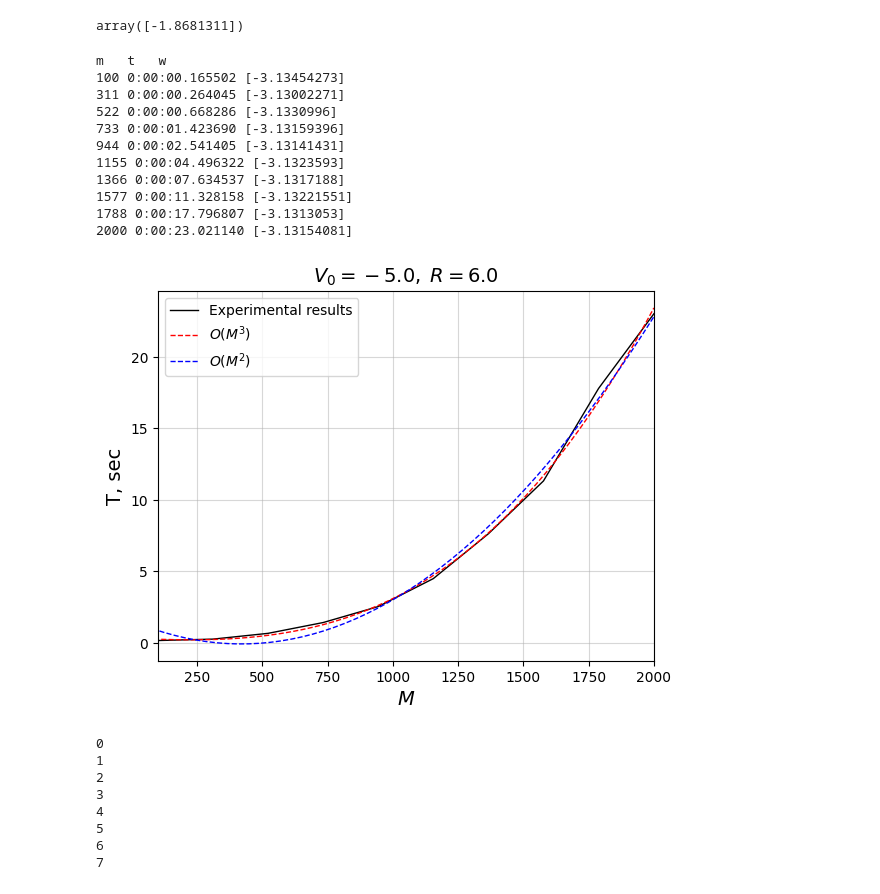
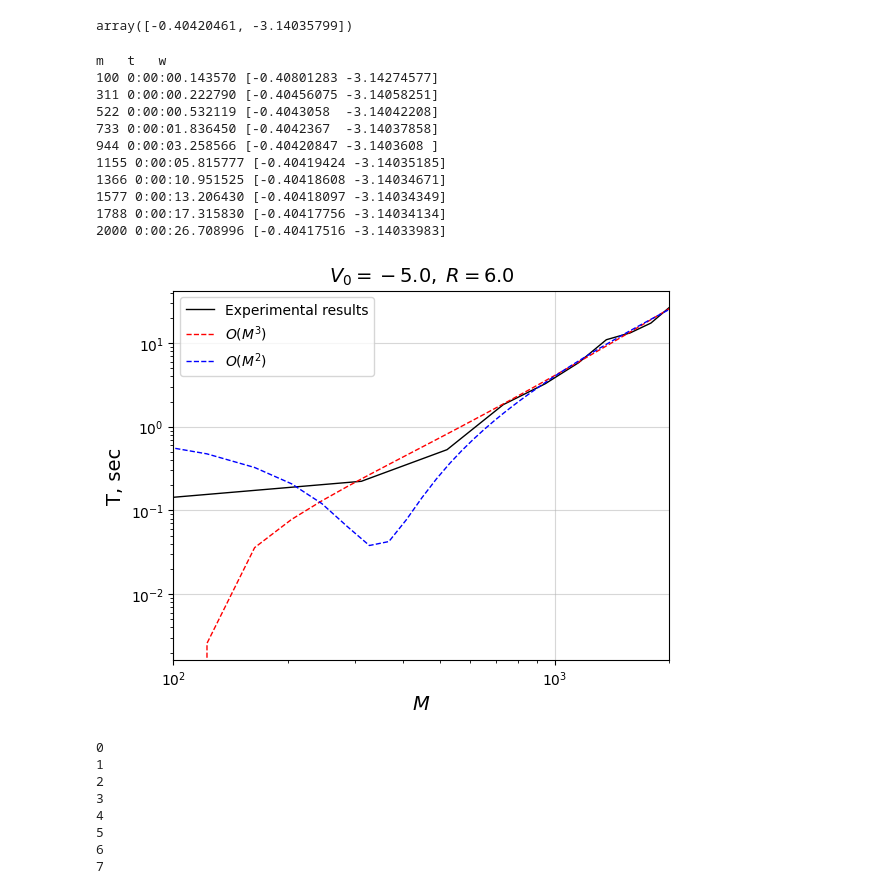
Before and after one commit to MrKozelberg/gaussian_wall, a Jupyter notebook: task_5/task_5.ipynb, the cells around one changed output. Saved outputs shown, nothing was run; the diff lists cells and outputs as text; code cells hidden in the pictures.

```diff
--- a/task_5/task_5.ipynb
+++ b/task_5/task_5.ipynb
@@ -71,26 +71,26 @@ class ExpMethod:
                 return Q, h
         return Q, h
 
-    def many_E_arnoldi_iteration(self, n):
-        Q, h = self.arnoldi_iteration(self.A, np.random.rand(self.M-1), n)
-        eigvals = np.real(scipy.linalg.eigvals(h[:-1]))
-        eigvals = np.log(np.real(eigvals)) / (self.tau * self.N)
-        return eigvals[(eigvals>self.v_0)*(eigvals<0.0)]
+#     def many_E_arnoldi_iteration(self, n):
+#         Q, h = self.arnoldi_iteration(self.A, np.random.rand(self.M-1), n)
+#         eigvals = np.sort(np.real(scipy.linalg.eigvals(h[:-1])))
+#         eigvals = np.log(eigvals) / (self.tau * self.N)
+#         return eigvals[(eigvals>self.v_0)*(eigvals<0.0)]
 
-#     def many_E_arnoldi_iterantion(self, k, return_eigenvectors=False):
-#         if return_eigenvectors:
-#             w, v = scipy.sparse.linalg.eigs(self.A, k=k, return_eigenvectors=return_eigenvectors)
-#             residual = np.zeros(k)
+    def many_E_arnoldi_iteration(self, k, return_eigenvectors=False):
+        if return_eigenvectors:
+            w, v = scipy.sparse.linalg.eigs(self.A, k=k, return_eigenvectors=return_eigenvectors)
+            residual = np.zeros(k)
 
-#             for i in range(k):
-#                 residual[i] = scipy.linalg.norm((self.A - w[i] * scipy.sparse.eye(self.M-1).toarray()) @ v[:,i])
+            for i in range(k):
+                residual[i] = scipy.linalg.norm((self.A - w[i] * scipy.sparse.eye(self.M-1).toarray()) @ v[:,i])
 
-#             w = np.log(np.real(w)) / (self.tau * self.N)
-#             return w[(w>self.v_0)*(w<0.0)], residual[(w>self.v_0)*(w<0.0)]
-#         else:
-#             w = scipy.sparse.linalg.eigs(self.A, k=k, return_eigenvectors=return_eigenvectors)
-#             w = np.log(np.real(w)) / (self.tau * self.N)
-#             return w[(w>self.v_0)*(w<0.0)]
+            w = np.log(np.real(w)) / (self.tau * self.N)
+            return w[(w>self.v_0)*(w<0.0)], residual[(w>self.v_0)*(w<0.0)]
+        else:
+            w = scipy.sparse.linalg.eigs(self.A, k=k, return_eigenvectors=return_eigenvectors)
+            w = np.log(np.real(w)) / (self.tau * self.N)
+            return w[(w>self.v_0)*(w<0.0)]
 # %%
 # constants
 v_0 = -5.0
@@ -101,9 +101,9 @@ N = 10
 
 e = ExpMethod(v_0, R, M, tau, N)
 # %%
-e.many_E_arnoldi_iteration(50)
+e.many_E_arnoldi_iteration(5)
 # %% [output]
-array([-1.8681311])
+array([-0.40420461, -3.14035799])
 # %%
 v_0 = -5.0
 R = 6.0
@@ -118,52 +118,54 @@ for i in range(len(m)):
     start_time = datetime.now()
 
     e = ExpMethod(v_0, R, m[i], tau, N)
-    w = e.many_E_arnoldi_iteration(50, 100)
+    w = e.many_E_arnoldi_iteration(50)
 
     t[i] = datetime.now() - start_time
 
     print(m[i], t[i], w)
 # %% [output]
 m   t   w
-100 0:00:00.165502 [-3.13454273]
-311 0:00:00.264045 [-3.13002271]
-522 0:00:00.668286 [-3.1330996]
-733 0:00:01.423690 [-3.13159396]
-944 0:00:02.541405 [-3.13141431]
-1155 0:00:04.496322 [-3.1323593]
-1366 0:00:07.634537 [-3.1317188]
-1577 0:00:11.328158 [-3.13221551]
-1788 0:00:17.796807 [-3.1313053]
-2000 0:00:23.021140 [-3.13154081]
+100 0:00:00.143570 [-0.40801283 -3.14274577]
+311 0:00:00.222790 [-0.40456075 -3.14058251]
+522 0:00:00.532119 [-0.4043058  -3.14042208]
+733 0:00:01.836450 [-0.4042367  -3.14037858]
+944 0:00:03.258566 [-0.40420847 -3.1403608 ]
+1155 0:00:05.815777 [-0.40419424 -3.14035185]
+1366 0:00:10.951525 [-0.40418608 -3.14034671]
+1577 0:00:13.206430 [-0.40418097 -3.14034349]
+1788 0:00:17.315830 [-0.40417756 -3.14034134]
+2000 0:00:26.708996 [-0.40417516 -3.14033983]
 # %%
 tt = [t_.seconds+t_.microseconds*1e-6 for t_ in t]
 
 p3 = np.poly1d(np.polyfit(m, tt, 3))
 p2 = np.poly1d(np.polyfit(m, tt, 2))
 p1 = np.poly1d(np.polyfit(m, tt, 1))
 
 mm = np.linspace(0, m[-1])
 
 plt.plot(m, tt, color='black', linewidth=1, label='Experimental results')
 
 plt.plot(mm, p3(mm), color='red', linewidth=1, linestyle='--', label=r'$O(M^3)$')
-# plt.plot(mm, p2(mm), color='blue', linewidth=1, linestyle='--', label=r'$O(M^2)$')
+plt.plot(mm, p2(mm), color='blue', linewidth=1, linestyle='--', label=r'$O(M^2)$')
 # plt.plot(mm, p1(mm), color='green', linewidth=1, linestyle='--', label=r'$O(M)$')
 
 plt.xlabel(r'$M$', fontsize=14)
 plt.ylabel('T, sec', fontsize=14)
 
 plt.title(fr'$V_0={v_0},\; R={R}$', fontsize=14)
 
 plt.xlim(m[0], m[-1])
 # plt.ylim(0, None)
+plt.yscale('log')
+plt.xscale('log')
 
 plt.grid(alpha=0.5)
 plt.legend()
 
 plt.savefig(f'figures/T_vs_M_{e.v_0}.png', bbox_inches='tight', dpi=250)
 # %% [output]
-[figure, old version]
+[figure, new version]
 # %%
 v_0 = -5.0
 R = 6.0
```
Also changed, not shown: 3 other files.
